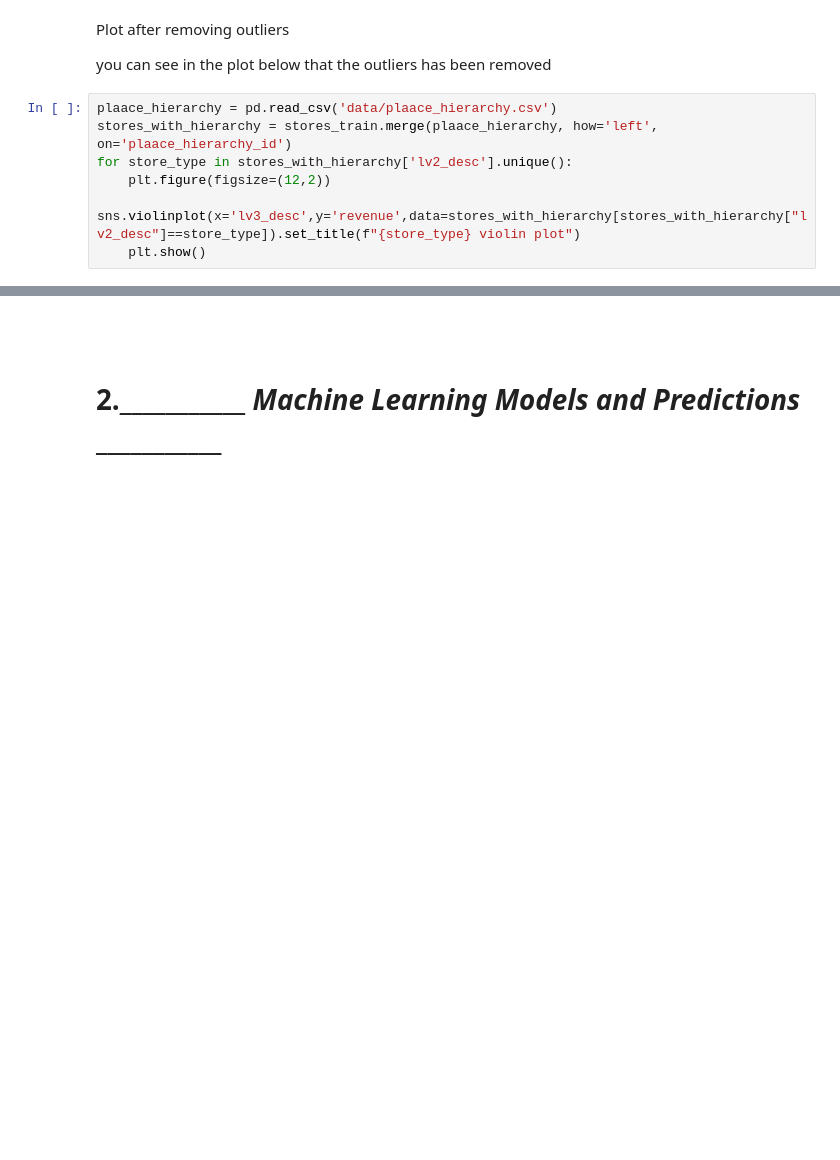
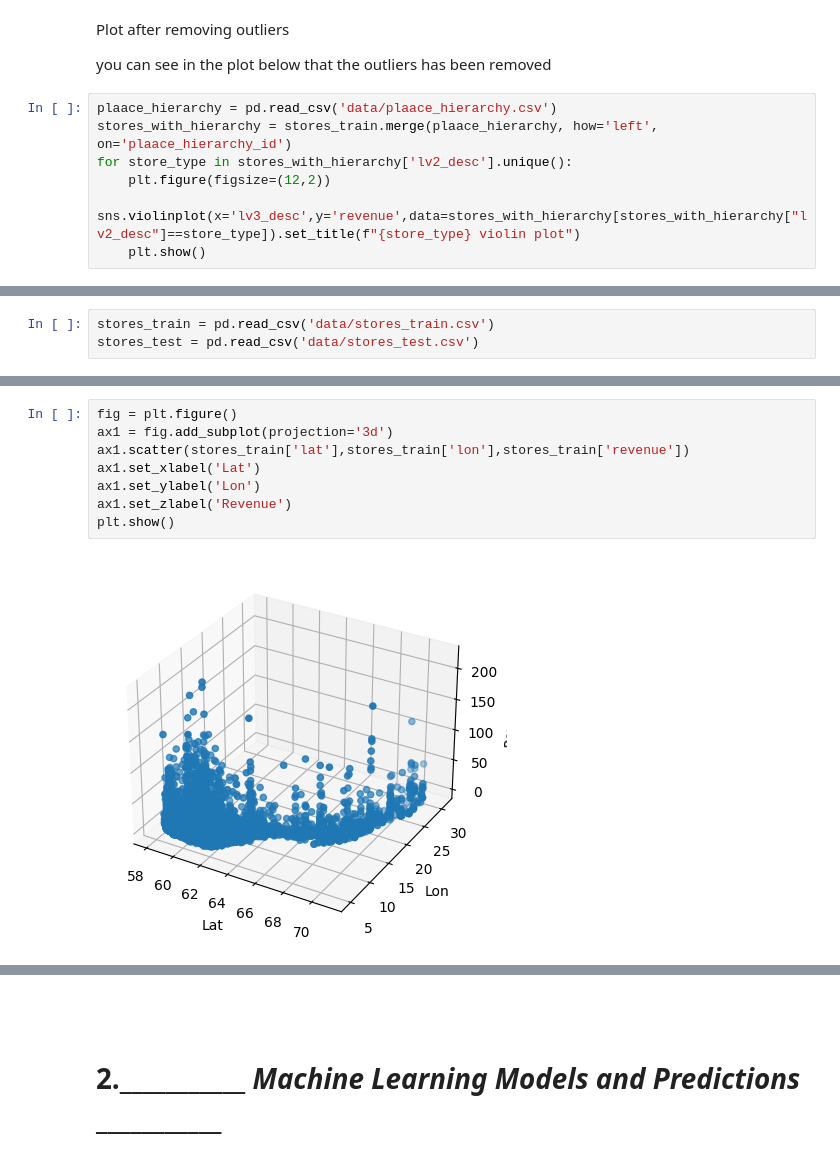
Before and after one commit to Bergis1610/MachineLearning-TDT4173-Project, a Jupyter notebook: LouisLangNB.ipynb, the cells around one changed output, grey strips where cells are left out. Drawn from its saved outputs; the diff is of its cells as text; blank space fills up the shorter version.

```diff
--- a/LouisLangNB.ipynb
+++ b/LouisLangNB.ipynb
@@ -212,0 +161,3 @@ for store_type in stores_with_hierarchy['lv2_desc'].unique():
+# %%
+stores_train = pd.read_csv('data/stores_train.csv')
+stores_test = pd.read_csv('data/stores_test.csv')
@@ -212,0 +177,10 @@ for store_type in stores_with_hierarchy['lv2_desc'].unique():
+# %%
+fig = plt.figure()
+ax1 = fig.add_subplot(projection='3d')
+ax1.scatter(stores_train['lat'],stores_train['lon'],stores_train['revenue'])
+ax1.set_xlabel('Lat')
+ax1.set_ylabel('Lon')
+ax1.set_zlabel('Revenue')
+plt.show()
+# %% [output]
+[figure, added]
```
Also changed, not shown: parts of 34 cells of this notebook.
